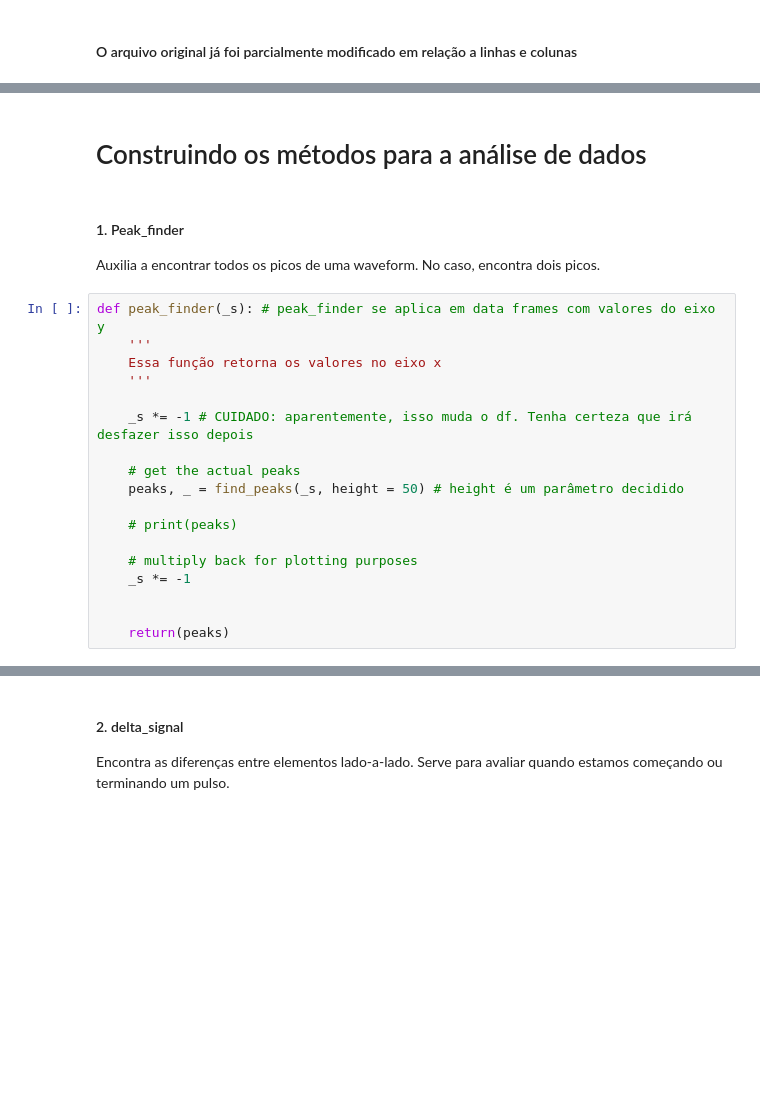
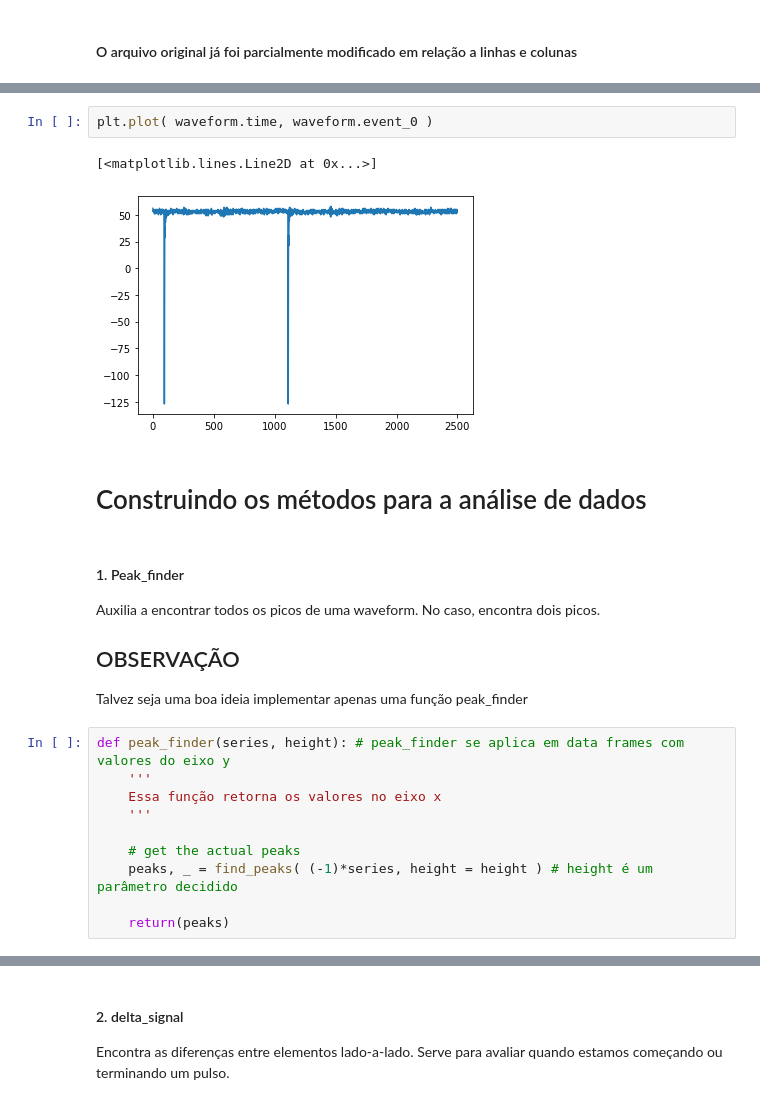
Before and after one commit to afauth/mudecay, a Jupyter notebook: espectro-carga-e-pico_v03.ipynb, the cells around one changed output, grey strips where cells are left out. Cells and saved outputs as stored; diff of their text form; blank space fills up the shorter version.

```diff
--- a/espectro-carga-e-pico_v03.ipynb
+++ b/espectro-carga-e-pico_v03.ipynb
@@ -33,27 +35,28 @@ Wall time: 2.76 s
 | 2498 | 52.0 | 52.0 | 52.0 | 53.0 | 54.0 | 54.0 | 51.0 | 51.0 | 51.0 | 51.0 | ... | ... |
 | 2499 | 53.0 | 53.0 | 53.0 | 52.0 | 55.0 | 55.0 | 47.0 | 47.0 | 47.0 | 47.0 | ... | ... |
 2500 rows × 5556 columns
+# %%
+plt.plot( waveform.time, waveform.event_0 )
+# %% [output]
+[<matplotlib.lines.Line2D at 0x...>]
+[figure, added]
 # %% [markdown]
 # Construindo os métodos para a análise de dados
 # %% [markdown]
 #### 1. Peak_finder
 
 Auxilia a encontrar todos os picos de uma waveform. No caso, encontra dois picos.
+
+## OBSERVAÇÃO
+
+Talvez seja uma boa ideia implementar apenas uma função peak_finder
 # %%
-def peak_finder(_s): # peak_finder se aplica em data frames com valores do eixo y
+def peak_finder(series, height): # peak_finder se aplica em data frames com valores do eixo y
     '''
     Essa função retorna os valores no eixo x
     '''
 
-    _s *= -1 # CUIDADO: aparentemente, isso muda o df. Tenha certeza que irá desfazer isso depois
-
     # get the actual peaks
-    peaks, _ = find_peaks(_s, height = 50) # height é um parâmetro decidido
-
-    # print(peaks)
-
-    # multiply back for plotting purposes
-    _s *= -1
-
+    peaks, _ = find_peaks( (-1)*series, height = height ) # height é um parâmetro decidido
 
     return(peaks)
```
Also changed, not shown: parts of 69 cells of this notebook, 4 other files.
